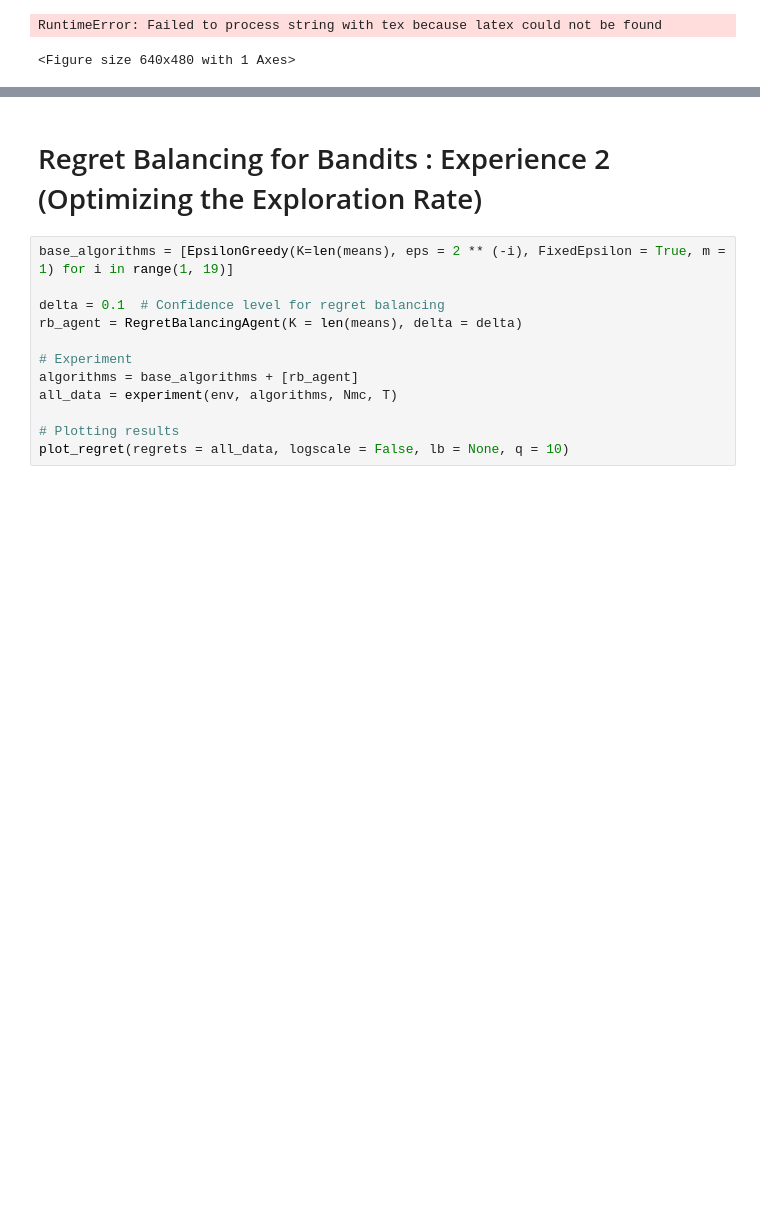
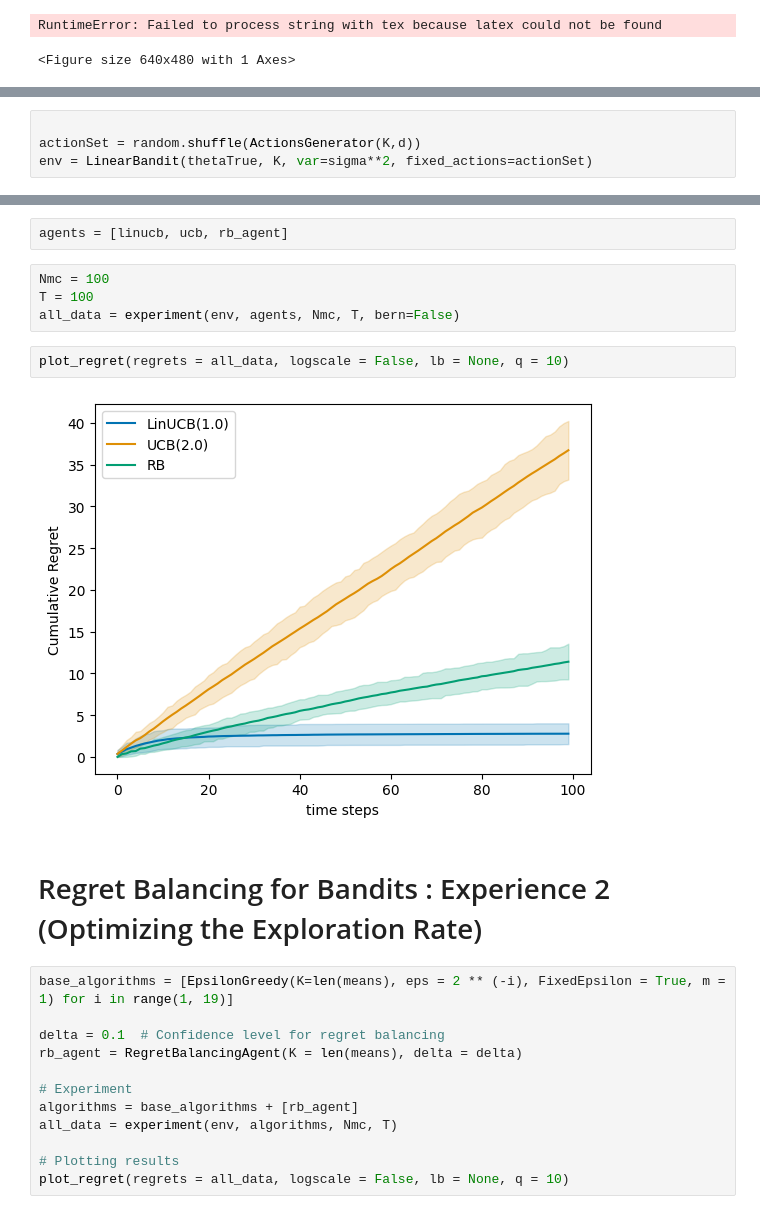
Before and after one commit to AugustinCablant/Advanced-ML, a Jupyter notebook: src/Notebook.ipynb, the cells around one changed output, grey strips where cells are left out. Saved outputs shown, nothing was run; the diff lists cells and outputs as text; blank space fills up the shorter version.

Commit message:
change play(RB), add shuffle

```diff
--- a/src/Notebook.ipynb
+++ b/src/Notebook.ipynb
@@ -174,0 +157,4 @@ plot_regret(regrets = all_data, logscale = False, lb = None, q = 10, save_pdf =
+# %%
+
+actionSet = random.shuffle(ActionsGenerator(K,d))
+env = LinearBandit(thetaTrue, K, var=sigma**2, fixed_actions=actionSet)
@@ -175,3 +172,13 @@ plot_regret(regrets = all_data, logscale = False, lb = None, q = 10, save_pdf =
+# %%
+agents = [linucb, ucb, rb_agent]
+# %%
+Nmc = 100
+T = 100
+all_data = experiment(env, agents, Nmc, T, bern=False)
+# %%
+plot_regret(regrets = all_data, logscale = False, lb = None, q = 10)
+# %% [output]
+[figure, added]
 # %% [markdown]
 # Regret Balancing for Bandits : Experience 2 (Optimizing the Exploration Rate)
 # %%
```
Also changed, not shown: parts of 4 cells of this notebook, 11 other files.
